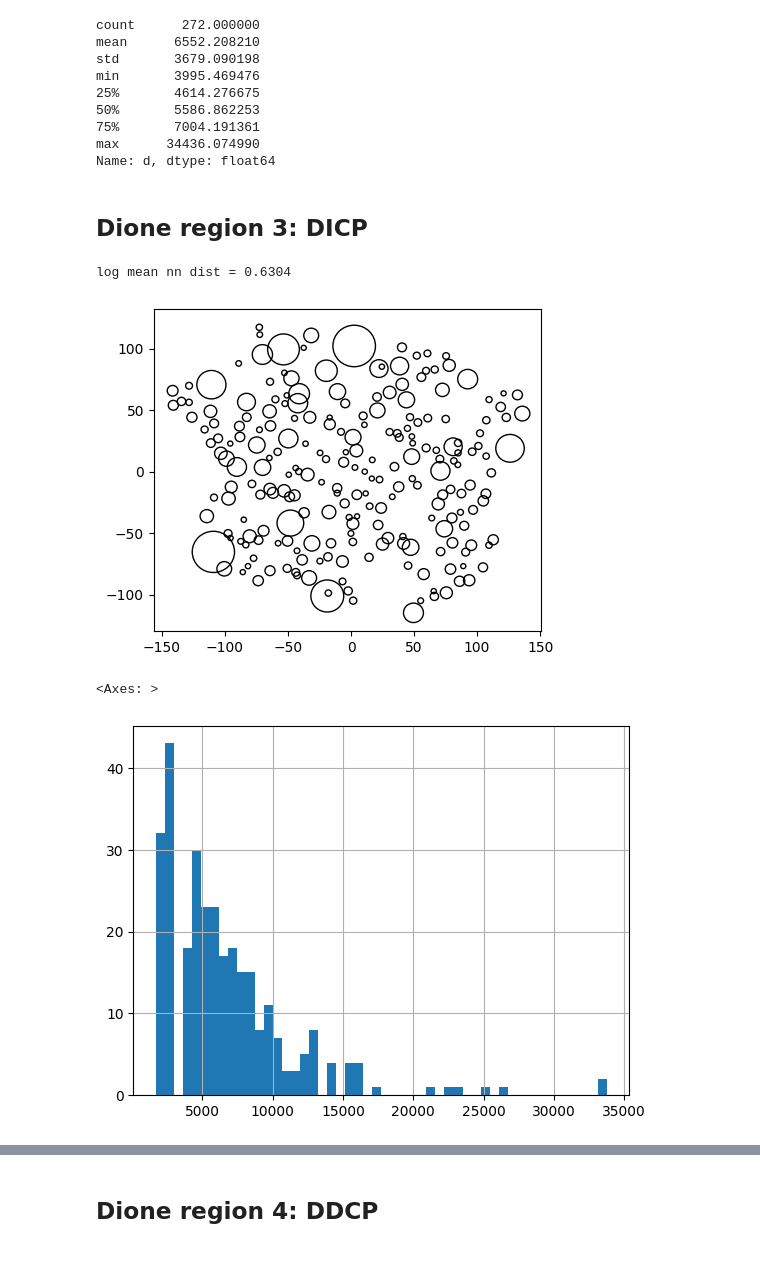
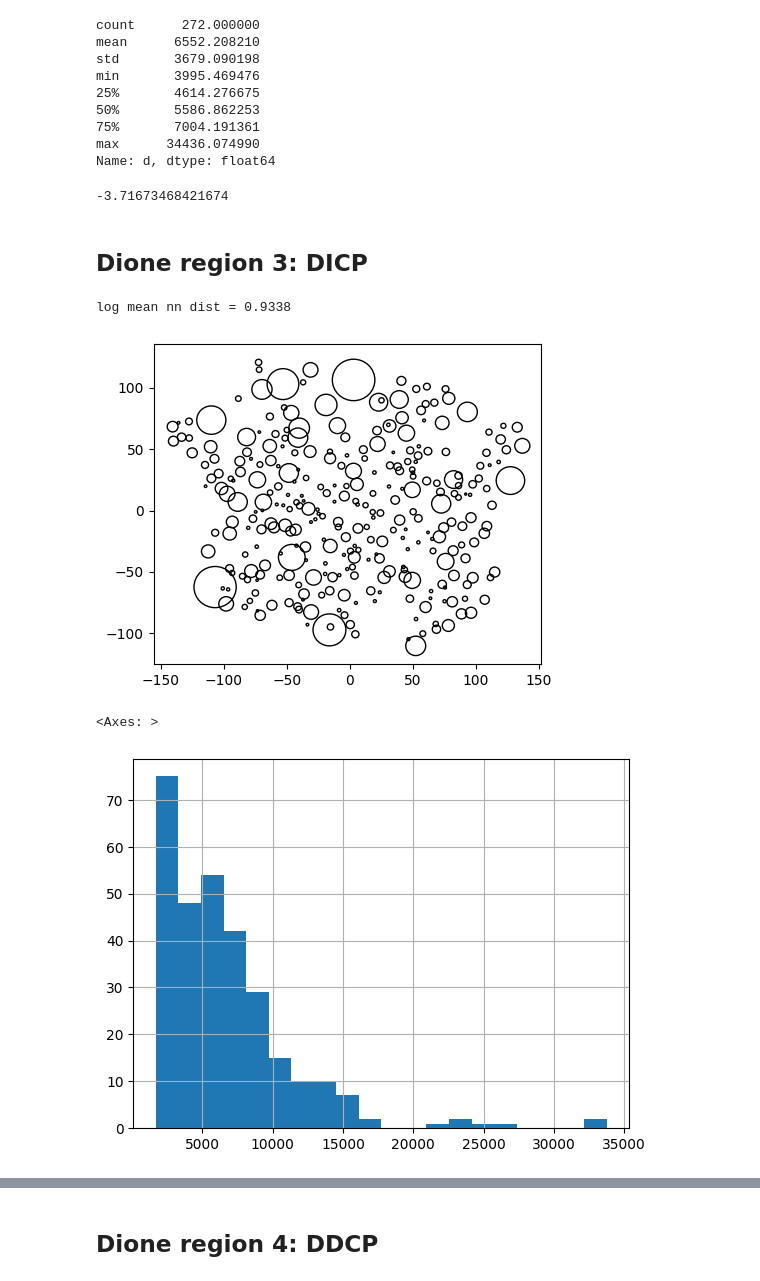
Before and after one commit to seanmason/saturation, a Jupyter notebook: notebooks/thesis/Chapter4/DioneTerrains.ipynb, the cells around one changed output, grey strips where cells are left out. Saved outputs shown, nothing was run; the diff lists cells and outputs as text; code cells hidden in the pictures.

```diff
--- a/notebooks/thesis/Chapter4/DioneTerrains.ipynb
+++ b/notebooks/thesis/Chapter4/DioneTerrains.ipynb
@@ -238,13 +243,18 @@ min       3995.469476
 75%       7004.191361
 max      34436.074990
 Name: d, dtype: float64
+# %%
+# intensity:
+np.log10(data_sub.shape[0] / 62647 / (data_sub.d.min() / 1000) ** 2)
+# %% [output]
+-3.71673468421674
 # %% [markdown]
 ## Dione region 3: DICP
 # %%
 data_sub = pd.read_csv("data/Dione_reg3-sub.csv").rename({"Diameter:double": "d"}, axis=1)
-data_sub = data_sub[data_sub.d > 4000]
+# data_sub = data_sub[data_sub.d > 4000]
 data_all = pd.read_csv("data/Dione_reg3-all.csv").rename({"Diameter:double": "d"}, axis=1)
-data_all = data_all[data_all.d > 4000]
+# data_all = data_all[data_all.d > 4000]
 
 log_mean_nn_dist = calculate_log_mean_c2c_nn_dist(data_sub, data_all, dione_radius_km)
 print(f"log mean nn dist = {log_mean_nn_dist:.4f}")
@@ -252,11 +262,11 @@ print(f"log mean nn dist = {log_mean_nn_dist:.4f}")
 data = project_to_x_y(data_sub, dione_radius_km)
 plot_terrain(data)
 # %% [output]
-log mean nn dist = 0.6304
+log mean nn dist = 0.9338
-[figure, old version]
+[figure, new version]
 # %%
-data.d.hist(bins=50)
+data.d.hist(bins=20)
 # %% [output]
 <Axes: >
-[figure, old version]
+[figure, new version]
 # %%
```
Also changed, not shown: parts of 2 cells of this notebook, 2 other files.
